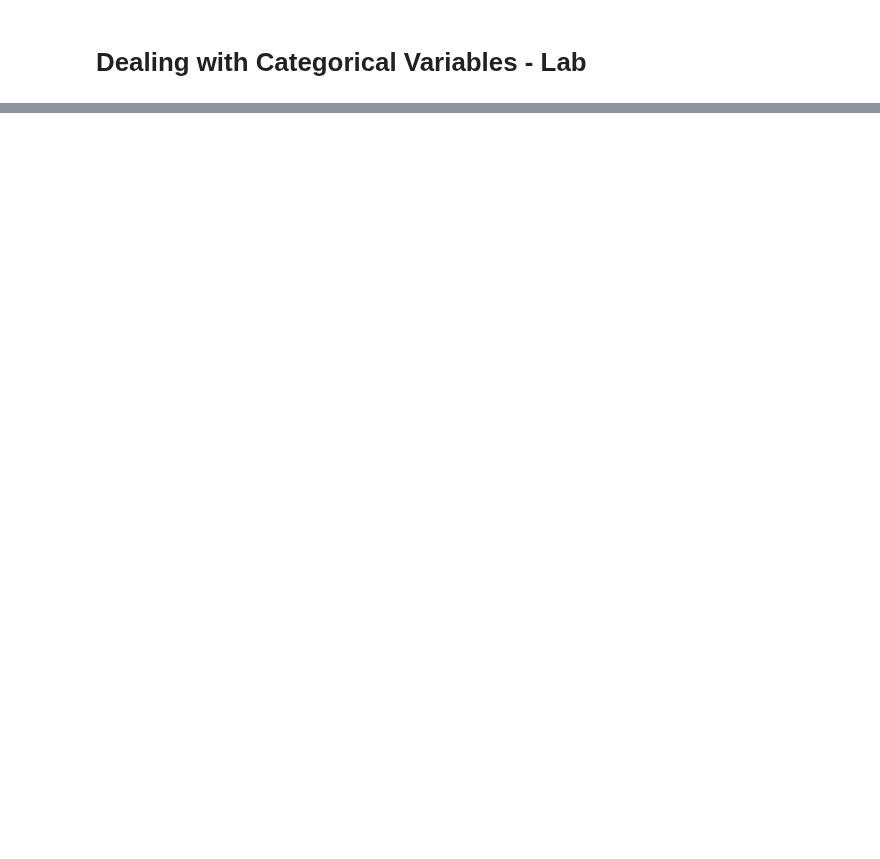
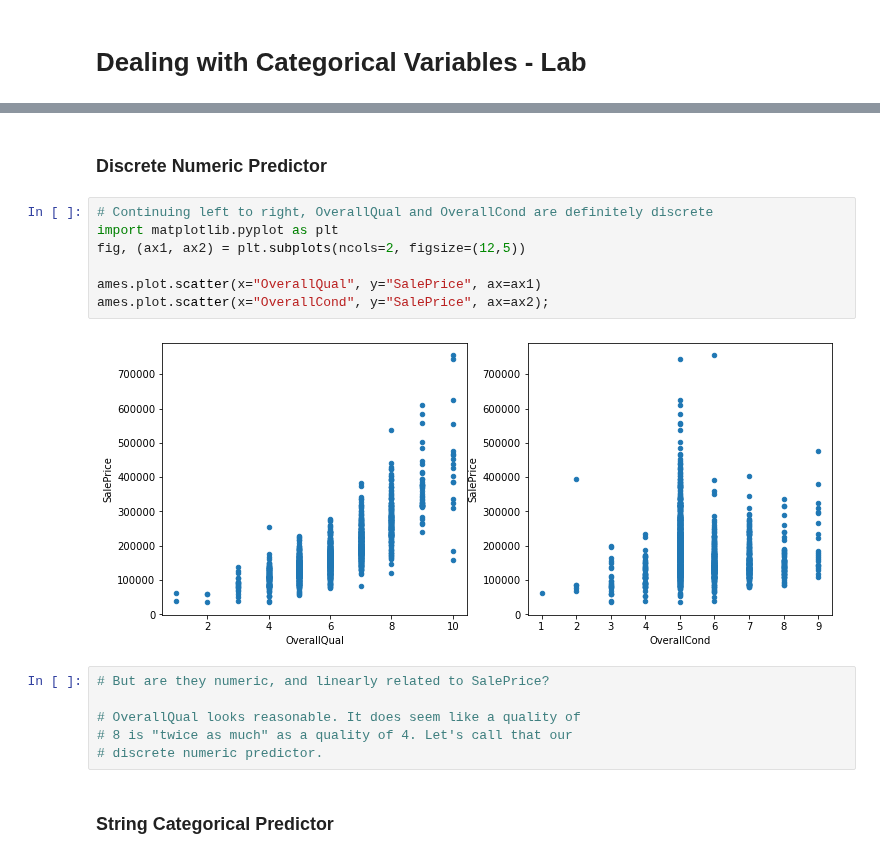
Before and after one commit to learn-co-curriculum/dsc-categorical-variables-regression-lab, a Jupyter notebook: index.ipynb, the cells around one changed output, grey strips where cells are left out. Drawn from its saved outputs; the diff is of its cells as text; blank space fills up the shorter version.

```diff
--- a/index.ipynb
+++ b/index.ipynb
@@ -168,0 +121,19 @@ In this lab, you practiced your knowledge of categorical variables on the Ames H
+# %% [markdown]
+### Discrete Numeric Predictor
+# %%
+# Continuing left to right, OverallQual and OverallCond are definitely discrete
+import matplotlib.pyplot as plt
+fig, (ax1, ax2) = plt.subplots(ncols=2, figsize=(12,5))
+
+ames.plot.scatter(x="OverallQual", y="SalePrice", ax=ax1)
+ames.plot.scatter(x="OverallCond", y="SalePrice", ax=ax2);
+# %% [output]
+[figure, added]
+# %%
+# But are they numeric, and linearly related to SalePrice?
+
+# OverallQual looks reasonable. It does seem like a quality of
+# 8 is "twice as much" as a quality of 4. Let's call that our
+# discrete numeric predictor.
+# %% [markdown]
+### String Categorical Predictor
```
Also changed, not shown: parts of 59 cells of this notebook, 7 other files.
